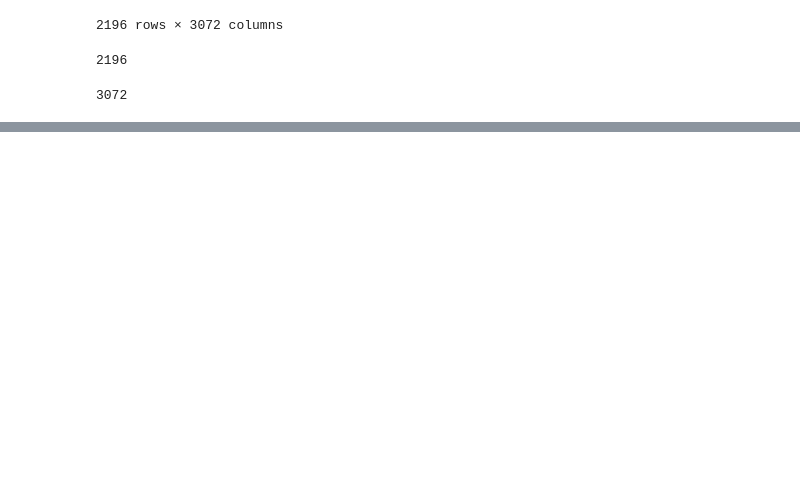
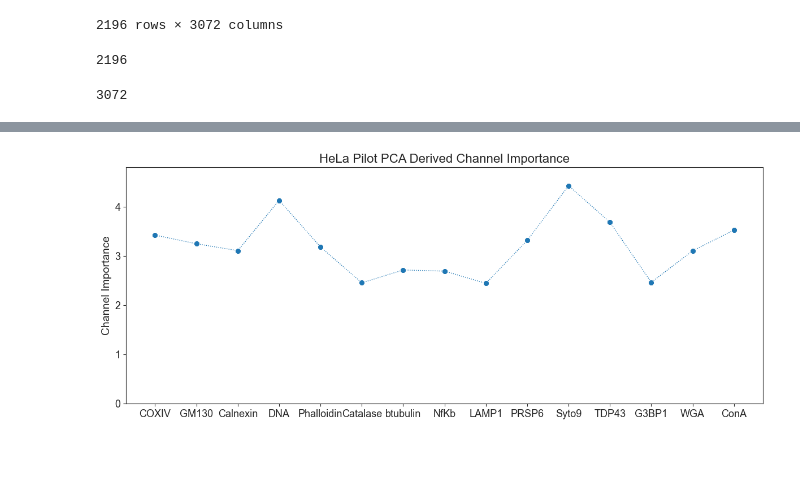
Before and after one commit to MerajRamezani/SABER_Pilot_data_analysis, a Jupyter notebook: SABER/8_PCA_feature_importance.ipynb, the cells around one changed output, grey strips where cells are left out. Drawn from its saved outputs; the diff is of its cells as text; code cells hidden in the pictures; blank space fills up the shorter version.

```diff
--- a/SABER/8_PCA_feature_importance.ipynb
+++ b/SABER/8_PCA_feature_importance.ipynb
@@ -135,0 +122,8 @@ feature_scores_df.sort_values(0,ascending = False).head(100)
+# %%
+# Calculate the PCA derived importnce for each channel by adding all the feature scores from that channel
+channels = ['COXIV','GM130','Calnexin','DNA','Phalloidin','Catalase','btubulin','NfKb','LAMP1','PRSP6','Syto9','TDP43','G3BP1','WGA','ConA']
+channel_score_dic = {}
+for channel in channels:
+    temp_score = feature_scores_df[feature_scores_df.feature.str.contains(channel, case=False)].score.sum()
+    channel_score_dic[channel] = temp_score
+channel_score_dic
@@ -151,0 +164,29 @@ plt.tight_layout()
+# %%
+fig, ax = plt.subplots(figsize=(12,5))
+sns.reset_defaults()
+sns.set_style("ticks")
+
+
+a = list(channel_score_dic.keys())
+b = list(channel_score_dic.values())
+sns.lineplot(x=a,
+             y=b,
+             color='tab:blue',
+             marker='8',
+             markersize=8,
+             linestyle=':',
+             linewidth = 1,
+             ax=ax)
+ax.set_title('HeLa Pilot PCA Derived Channel Importance', fontdict= {'fontsize':16})
+#ax.set_xlabel('Feature Importance', fontdict= {'fontsize':16})
+plt.xticks(fontsize=13)
+ax.set_ylabel('Channel Importance', fontdict= {'fontsize':14})
+plt.yticks(fontsize=13)
+ax.set_ylim([0, 4.8])
+plt.tight_layout()
+fig.savefig(os.path.join(output_folder,'figure_panels','HeLa_SABER_PCA_derived_channel_importance.png'), dpi=300,facecolor='w', edgecolor='w', bbox_inches='tight')
+plt.show()
+# %% [output]
+[figure, added]
+# %% [markdown]
+##
```
Also changed, not shown: parts of 7 cells of this notebook, 16 other files.
